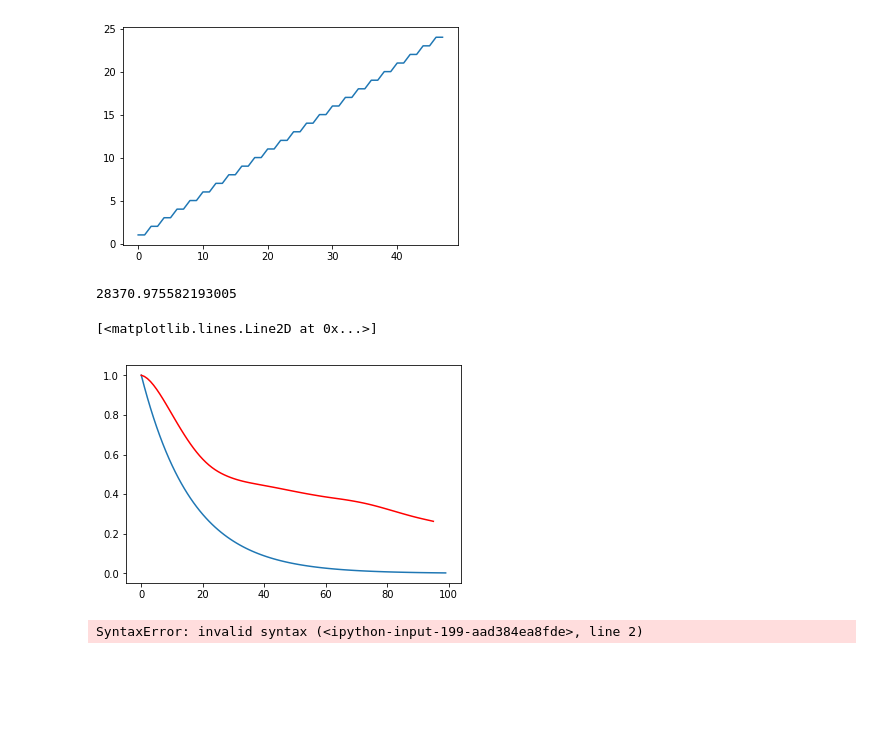
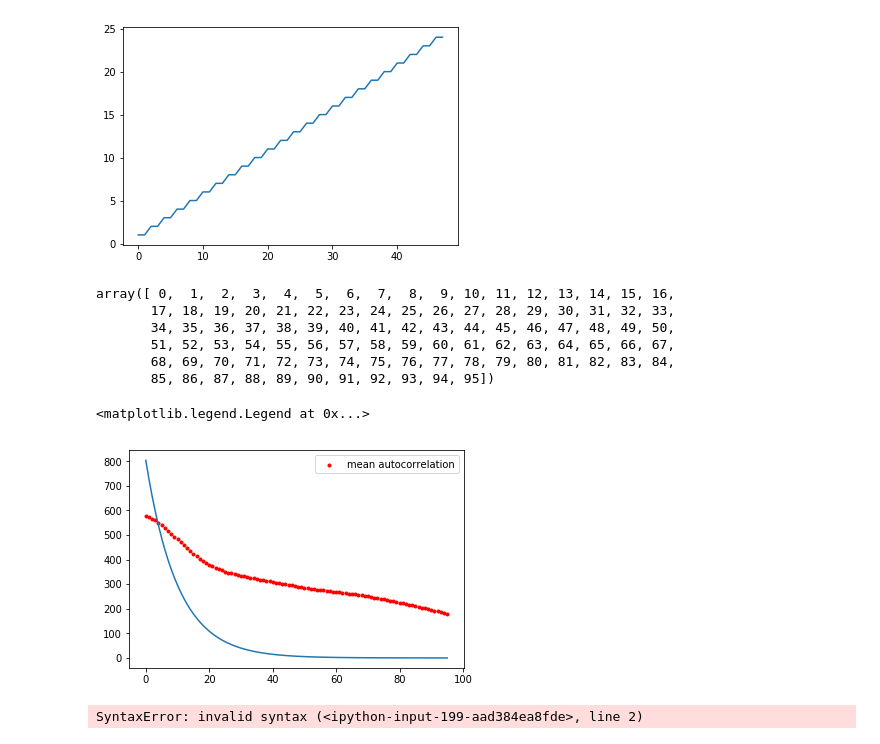
Before and after one commit to tlmakinen/bursting-IGMM, a Jupyter notebook: autocorrelation/wait-time-simulation.ipynb, the cells around one changed output. Saved outputs shown, nothing was run; the diff lists cells and outputs as text; code cells hidden in the pictures; blank space fills up the shorter version.

```diff
--- a/autocorrelation/wait-time-simulation.ipynb
+++ b/autocorrelation/wait-time-simulation.ipynb
@@ -205,7 +200,7 @@ parameters:
     """
 
 
-def autocorr(k_on, k_off, t):  # take in parameters and t (index of signal data array)
+def autocorr(t, k_on, k_off):  # take in parameters and t (index of signal data array)
 
     #k_on = pars[0]
     #k_off = pars[1]
@@ -230,6 +225,8 @@ def autocorr(k_on, k_off, t):  # take in parameters and t (index of signal data
 
     delta = 1 - k_on - k_off
 
+    frac = 1 / ((1/k_on) + (1/k_off))
+
     p_on = k_on / (k_on + k_off)
     p_off = (1-p_on)
 
@@ -240,4 +237,4 @@ def autocorr(k_on, k_off, t):  # take in parameters and t (index of signal data
         for j in np.arange(1,r+1):
             sm += (loop[i] * loop[j] * np.exp((delta-1)*(i-j)))
 
-    return sm*p_on*p_off*np.exp((delta - 1) * np.abs(t)) / (sm*p_on*p_off)
+    return sm*p_on*p_off*np.exp((delta-1) * np.abs(t))
@@ -295,7 +271,3 @@ plt.plot(loop)
 # %% [output]
 [<matplotlib.lines.Line2D at 0x...>]
 [figure]
-# %%
-sm
-# %% [output]
-28370.975582193005
@@ -306,9 +274,23 @@ test = sm * 0.6*(1-0.6)*np.exp(-0.06 * t)
+# %%
+dat = mean_auto_data[cutoff:]
+# %%
+t = np.arange(96)
+# %%
+tl
+# %% [output]
+array([ 0,  1,  2,  3,  4,  5,  6,  7,  8,  9, 10, 11, 12, 13, 14, 15, 16,
+       17, 18, 19, 20, 21, 22, 23, 24, 25, 26, 27, 28, 29, 30, 31, 32, 33,
+       34, 35, 36, 37, 38, 39, 40, 41, 42, 43, 44, 45, 46, 47, 48, 49, 50,
+       51, 52, 53, 54, 55, 56, 57, 58, 59, 60, 61, 62, 63, 64, 65, 66, 67,
+       68, 69, 70, 71, 72, 73, 74, 75, 76, 77, 78, 79, 80, 81, 82, 83, 84,
+       85, 86, 87, 88, 89, 90, 91, 92, 93, 94, 95])
 # %%
-plt.plot(test / (np.max(test)))
-plt.plot(mean_auto_data[cutoff:] / np.max(mean_auto_data[cutoff:]), color='r', label = 'mean autocorrelation')   # show the mean of our original dataset in red
+plt.plot(autocorr(0.02, 0.08, t)/8)
+plt.scatter(t, dat, color='r', marker='.', label = 'mean autocorrelation')   # show the mean of our original dataset in red
+plt.legend(loc='best')
 # %% [output]
-[<matplotlib.lines.Line2D at 0x...>]
+<matplotlib.legend.Legend at 0x...>
-[figure, old version]
+[figure, new version]
 # %%
 class AutocorrelationModel(object):
     def __init__(self, tau, )
```
Also changed, not shown: parts of 18 cells of this notebook.
